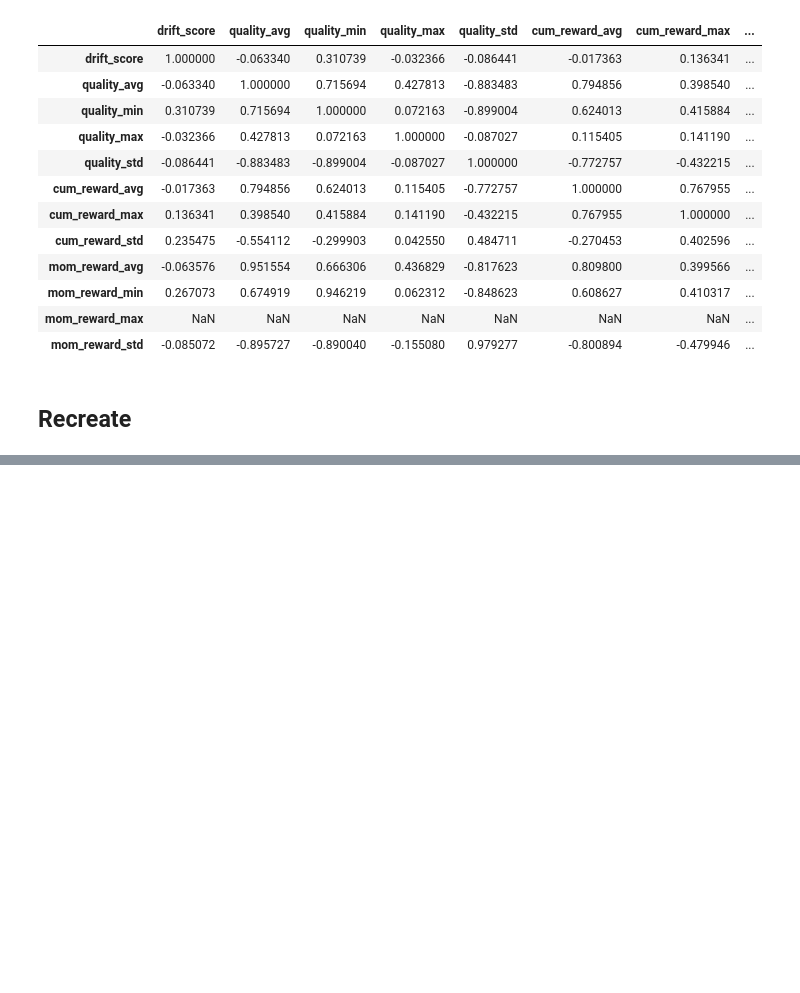
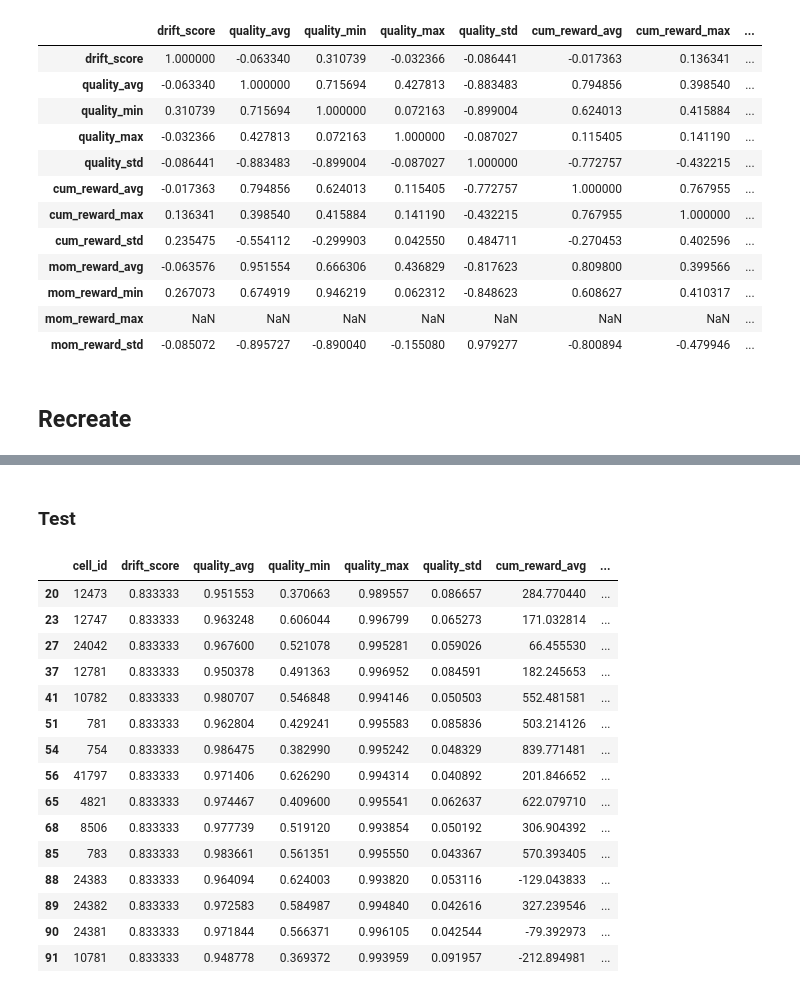
Before and after one commit to S-M157/Bachelor, a Jupyter notebook: DataDrift.ipynb, the cells around one changed output, grey strips where cells are left out. Saved outputs shown, nothing was run; the diff lists cells and outputs as text; code cells hidden in the pictures; blank space fills up the shorter version.

Commit message:
DataDrift by cell.

```diff
--- a/DataDrift.ipynb
+++ b/DataDrift.ipynb
@@ -439,0 +508,21 @@ ds_train[ds_train.columns[1:]].corr()
+# %% [markdown]
+### Test
+# %%
+ds_test[ds_test.drift_score < 1]
+# %% [output]
+|  | cell_id | drift_score | quality_avg | quality_min | quality_max | quality_std | cum_reward_avg | ... |
+| 20 | 12473 | 0.833333 | 0.951553 | 0.370663 | 0.989557 | 0.086657 | 284.770440 | ... |
+| 23 | 12747 | 0.833333 | 0.963248 | 0.606044 | 0.996799 | 0.065273 | 171.032814 | ... |
+| 27 | 24042 | 0.833333 | 0.967600 | 0.521078 | 0.995281 | 0.059026 | 66.455530 | ... |
+| 37 | 12781 | 0.833333 | 0.950378 | 0.491363 | 0.996952 | 0.084591 | 182.245653 | ... |
+| 41 | 10782 | 0.833333 | 0.980707 | 0.546848 | 0.994146 | 0.050503 | 552.481581 | ... |
+| 51 | 781 | 0.833333 | 0.962804 | 0.429241 | 0.995583 | 0.085836 | 503.214126 | ... |
+| 54 | 754 | 0.833333 | 0.986475 | 0.382990 | 0.995242 | 0.048329 | 839.771481 | ... |
+| 56 | 41797 | 0.833333 | 0.971406 | 0.626290 | 0.994314 | 0.040892 | 201.846652 | ... |
+| 65 | 4821 | 0.833333 | 0.974467 | 0.409600 | 0.995541 | 0.062637 | 622.079710 | ... |
+| 68 | 8506 | 0.833333 | 0.977739 | 0.519120 | 0.993854 | 0.050192 | 306.904392 | ... |
+| 85 | 783 | 0.833333 | 0.983661 | 0.561351 | 0.995550 | 0.043367 | 570.393405 | ... |
+| 88 | 24383 | 0.833333 | 0.964094 | 0.624003 | 0.993820 | 0.053116 | -129.043833 | ... |
+| 89 | 24382 | 0.833333 | 0.972583 | 0.584987 | 0.994840 | 0.042616 | 327.239546 | ... |
+| 90 | 24381 | 0.833333 | 0.971844 | 0.566371 | 0.996105 | 0.042544 | -79.392973 | ... |
+| 91 | 10781 | 0.833333 | 0.948778 | 0.369372 | 0.993959 | 0.091957 | -212.894981 | ... |
```
Also changed, not shown: parts of 15 cells of this notebook.
